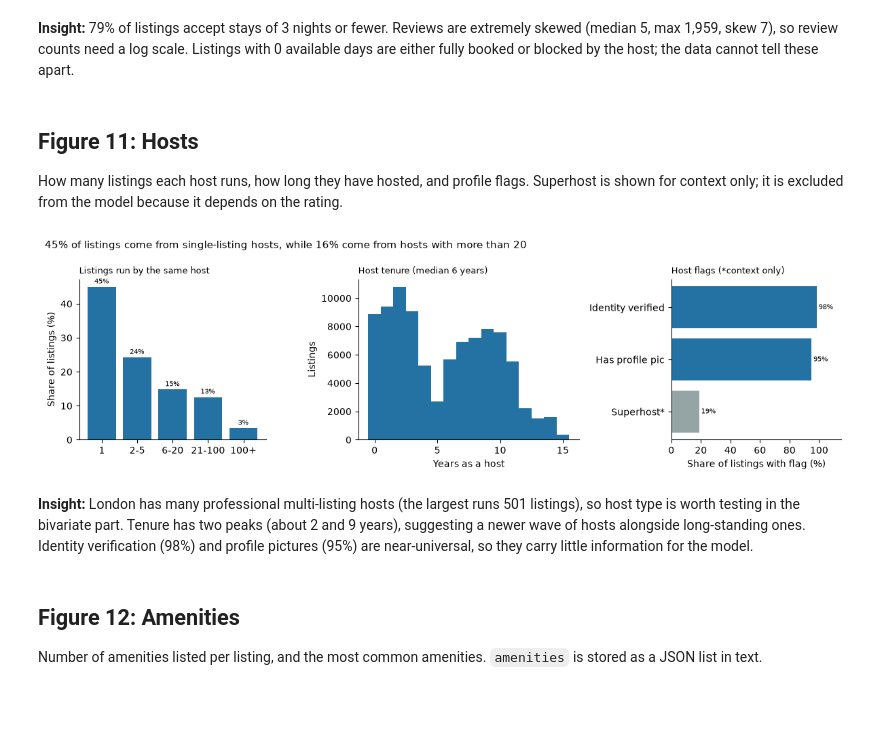
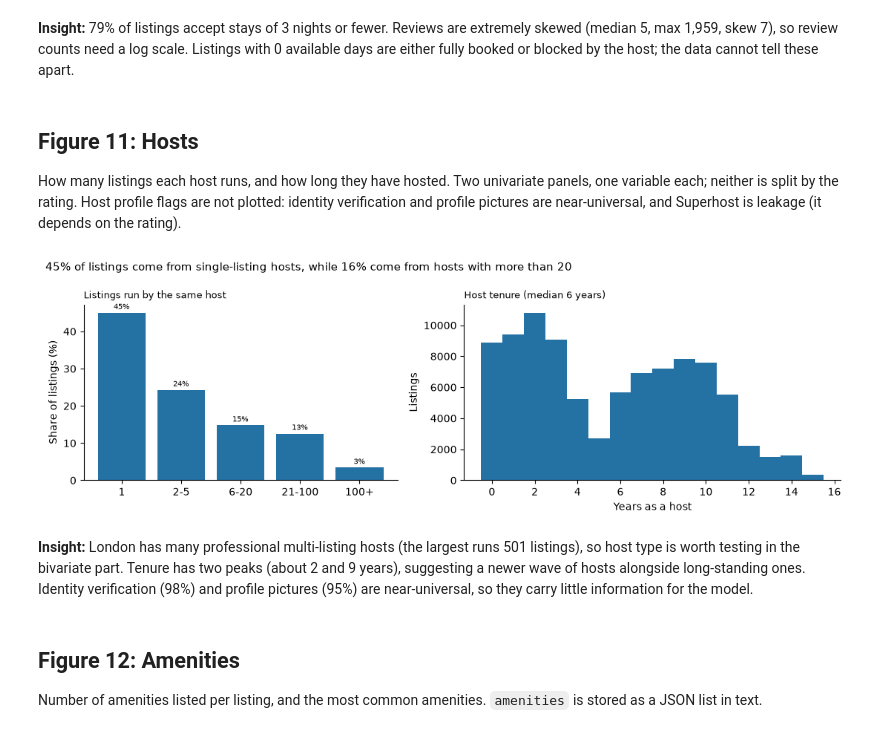
Before and after one commit to varunavy/data230-london-airbnb, a Jupyter notebook: notebooks/02_univariate_ngoc.ipynb, the cells around one changed output. Cells and saved outputs as stored; diff of their text form; code cells hidden in the pictures; blank space fills up the shorter version.

Commit message:
Adding univariate analysis

```diff
--- a/notebooks/02_univariate_ngoc.ipynb
+++ b/notebooks/02_univariate_ngoc.ipynb
@@ -356,45 +356,37 @@ display(Markdown(
 **Insight:** 79% of listings accept stays of 3 nights or fewer. Reviews are extremely skewed (median 5, max 1,959, skew 7), so review counts need a log scale. Listings with 0 available days are either fully booked or blocked by the host; the data cannot tell these apart.
 # %% [markdown]
 ## Figure 11: Hosts
-How many listings each host runs, how long they have hosted, and profile flags. Superhost is shown for context only; it is excluded from the model because it depends on the rating.
+How many listings each host runs, and how long they have hosted. Two univariate panels, one variable each; neither is split by the rating. Host profile flags are not plotted: identity verification and profile pictures are near-universal, and Superhost is leakage (it depends on the rating).
 # %%
-fig, axes = plt.subplots(1, 3, figsize=(12, 3.6), gridspec_kw={"width_ratios": [1.1, 1.3, 1]})
+fig, axes = plt.subplots(1, 2, figsize=(11, 3.6), gridspec_kw={"width_ratios": [1, 1.2]})
 
 hl = labelled_bins(df["calculated_host_listings_count"], [0, 1, 5, 20, 100, np.inf],
                    ["1", "2-5", "6-20", "21-100", "100+"])
 bar_pct(axes[0], hl)
 axes[0].set_title("Listings run by the same host", loc="left", fontsize=9)
 axes[0].set_ylabel("Share of listings (%)")
 
 ten = df["hosts_time_as_host_years"].dropna()
 axes[1].hist(ten, bins=np.arange(-0.5, ten.max() + 1.5, 1), color=BLUE)
 axes[1].set_xlabel("Years as a host")
 axes[1].set_ylabel("Listings")
 axes[1].set_title(f"Host tenure (median {ten.median():.0f} years)", loc="left", fontsize=9)
 clean_axes(axes[1])
 
-flags = pd.Series({c: (df[c] == "t").mean() * 100 for c in
-                   ["host_identity_verified", "host_has_profile_pic", "host_is_superhost"]})
-flags.index = ["Identity verified", "Has profile pic", "Superhost*"]
-bar_pct(axes[2], flags.sort_values(), color=[GREY, BLUE, BLUE], horizontal=True)
-axes[2].set_xlim(0, 115)
-axes[2].set_xlabel("Share of listings with flag (%)")
-axes[2].set_title("Host flags (*context only)", loc="left", fontsize=9)
-
 fig.suptitle(f"{hl['1']:.0f}% of listings come from single-listing hosts, while "
              f"{hl['21-100'] + hl['100+']:.0f}% come from hosts with more than 20", x=0.01, ha="left", fontsize=11)
 plt.tight_layout()
 plt.savefig("../figures/fig11_hosts.png", dpi=500, bbox_inches="tight")
 plt.show()
 
 display(Markdown(
     f"**Insight:** London has many professional multi-listing hosts (the largest runs "
     f"{df['calculated_host_listings_count'].max()} listings), so host type is worth testing in the bivariate part. "
     f"Tenure has two peaks (about 2 and 9 years), suggesting a newer wave of hosts alongside long-standing ones. "
-    f"Identity verification ({flags['Identity verified']:.0f}%) and profile pictures ({flags['Has profile pic']:.0f}%) "
+    f"Identity verification ({(df['host_identity_verified'] == 't').mean() * 100:.0f}%) and profile pictures ({(df['host_has_profile_pic'] == 't').mean() * 100:.0f}%) "
     f"are near-universal, so they carry little information for the model."))
 # %% [output]
-[figure, old version]
+[figure, new version]
 **Insight:** London has many professional multi-listing hosts (the largest runs 501 listings), so host type is worth testing in the bivariate part. Tenure has two peaks (about 2 and 9 years), suggesting a newer wave of hosts alongside long-standing ones. Identity verification (98%) and profile pictures (95%) are near-universal, so they carry little information for the model.
 # %% [markdown]
 ## Figure 12: Amenities
```
Also changed, not shown: parts of 3 cells of this notebook, 2 other files.
